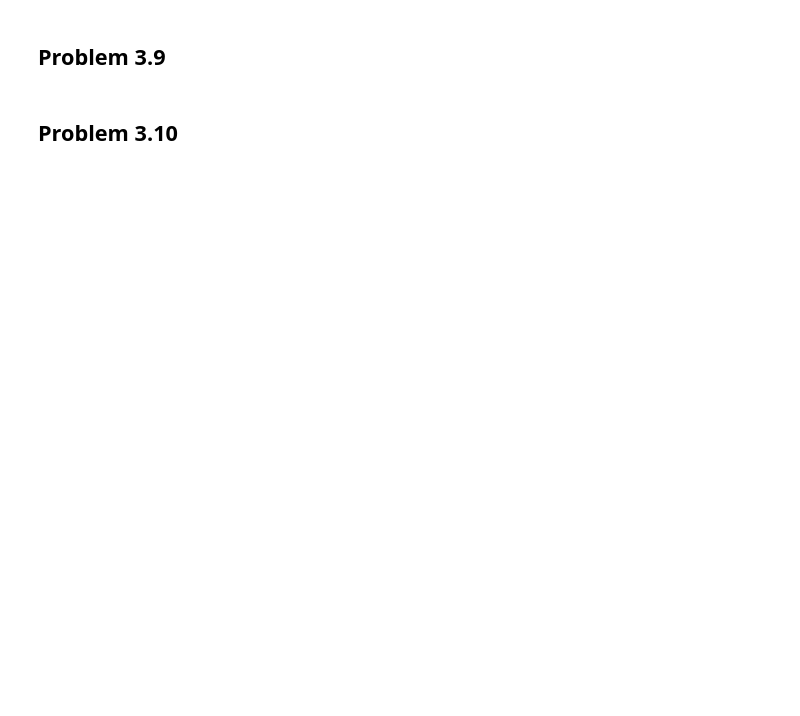
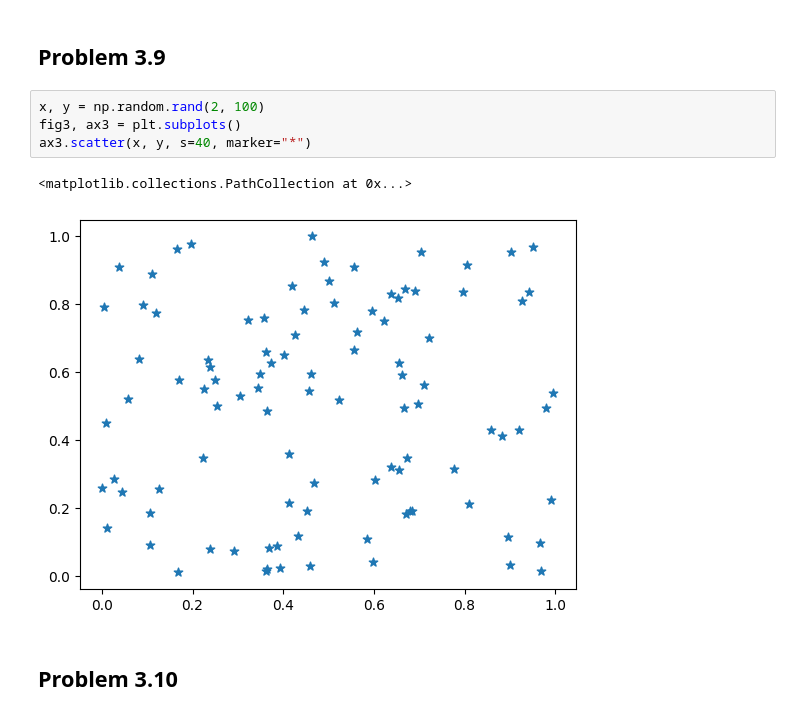
Before and after one commit to SPS-SP2273/learning-portfolio-shawn1368, a Jupyter notebook: Yuan Zhe's Problems/problem_set_3.ipynb, the cells around one changed output. Drawn from its saved outputs; the diff is of its cells as text; blank space fills up the shorter version.

```diff
--- a/Yuan Zhe's Problems/problem_set_3.ipynb
+++ b/Yuan Zhe's Problems/problem_set_3.ipynb
@@ -27,4 +173,11 @@ plt.xkcd()
 # %% [markdown]
 ## Problem 3.9
+# %%
+x, y = np.random.rand(2, 100)
+fig3, ax3 = plt.subplots()
+ax3.scatter(x, y, s=40, marker="*")
+# %% [output]
+<matplotlib.collections.PathCollection at 0x...>
+[figure, added]
 # %% [markdown]
 ## Problem 3.10
```
Also changed, not shown: parts of 16 cells of this notebook, 2 other files.
